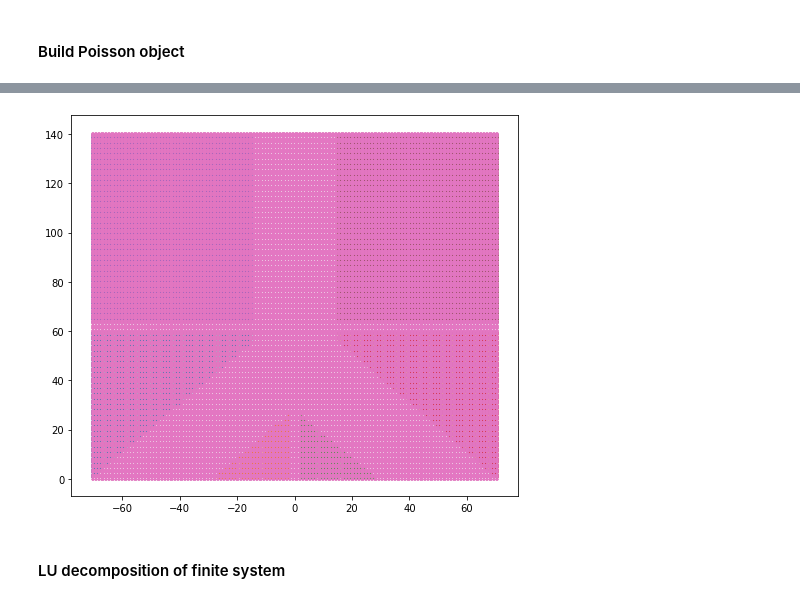
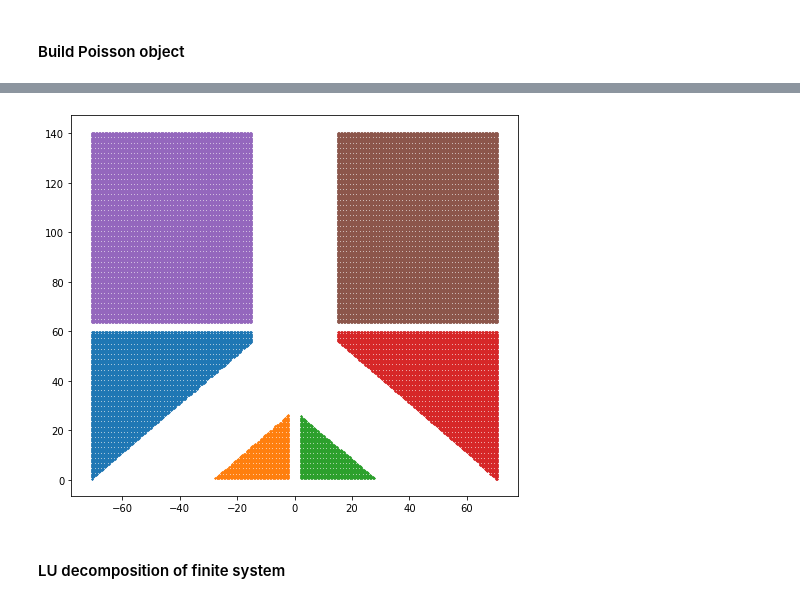
Before and after one commit to Satin21/Trijunction, a Jupyter notebook: analysis/Y.ipynb, the cells around one changed output, grey strips where cells are left out. Saved outputs shown, nothing was run; the diff lists cells and outputs as text; code cells hidden in the pictures.

```diff
--- a/analysis/Y.ipynb
+++ b/analysis/Y.ipynb
@@ -244,10 +247,11 @@ voltage_regions = poisson_system.regions.voltage.tag_points
 # %%
 plt.figure(figsize = (8, 7))
 for name, indices in voltage_regions.items():
-    grid_to_plot = grid_points[indices][:, [0, 1]]
-    plt.scatter(grid_to_plot[:, 0], grid_to_plot[:, 1], s = 0.5)
+    if name not in ['back_gate']:
+        grid_to_plot = grid_points[indices][:, [0, 1]]
+        plt.scatter(grid_to_plot[:, 0], grid_to_plot[:, 1], s = 0.5)
 # %% [output]
-[figure, old version]
+[figure, new version]
 # %% [markdown]
 #### LU decomposition of finite system
 # %%
```
Also changed, not shown: parts of 17 cells of this notebook, 2 other files.
